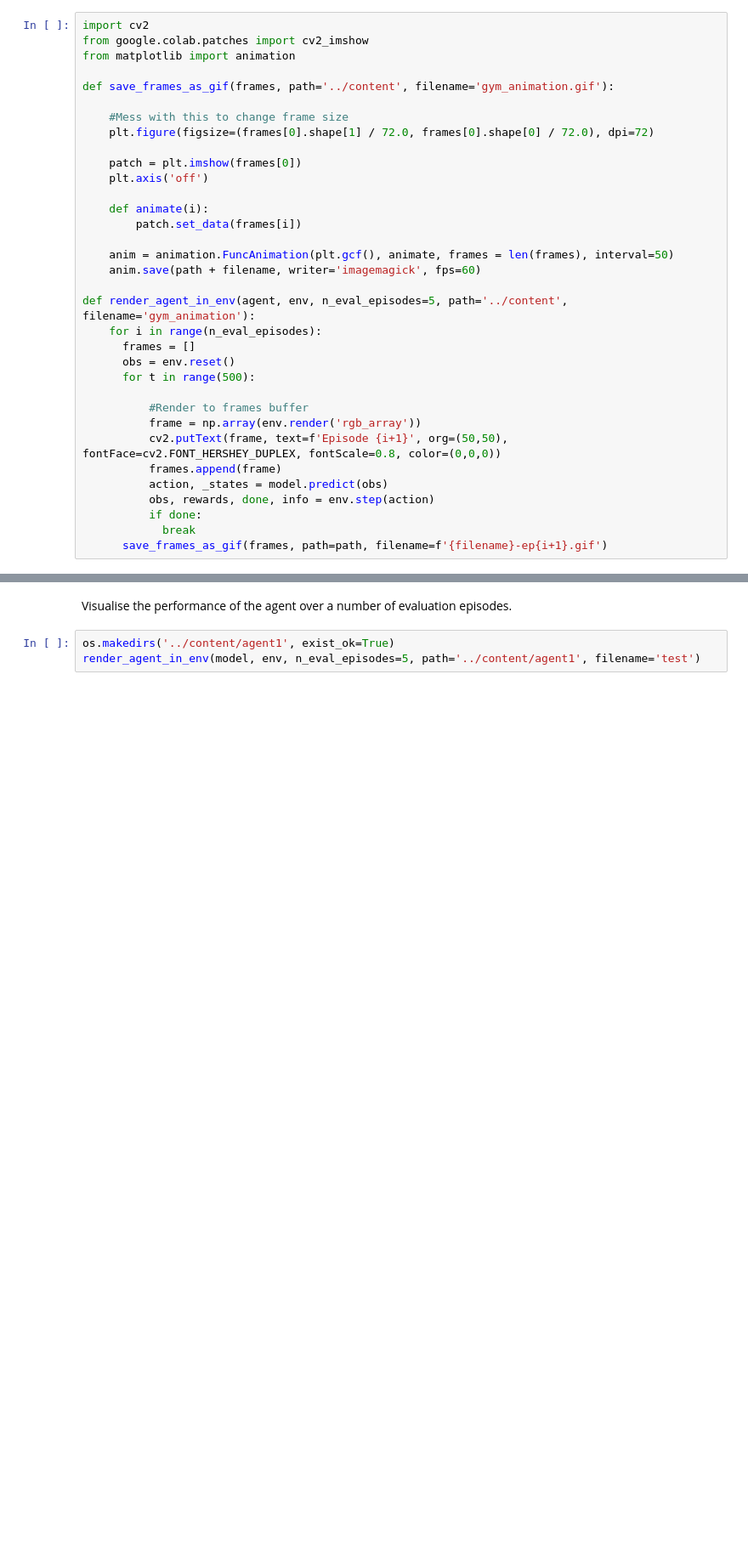
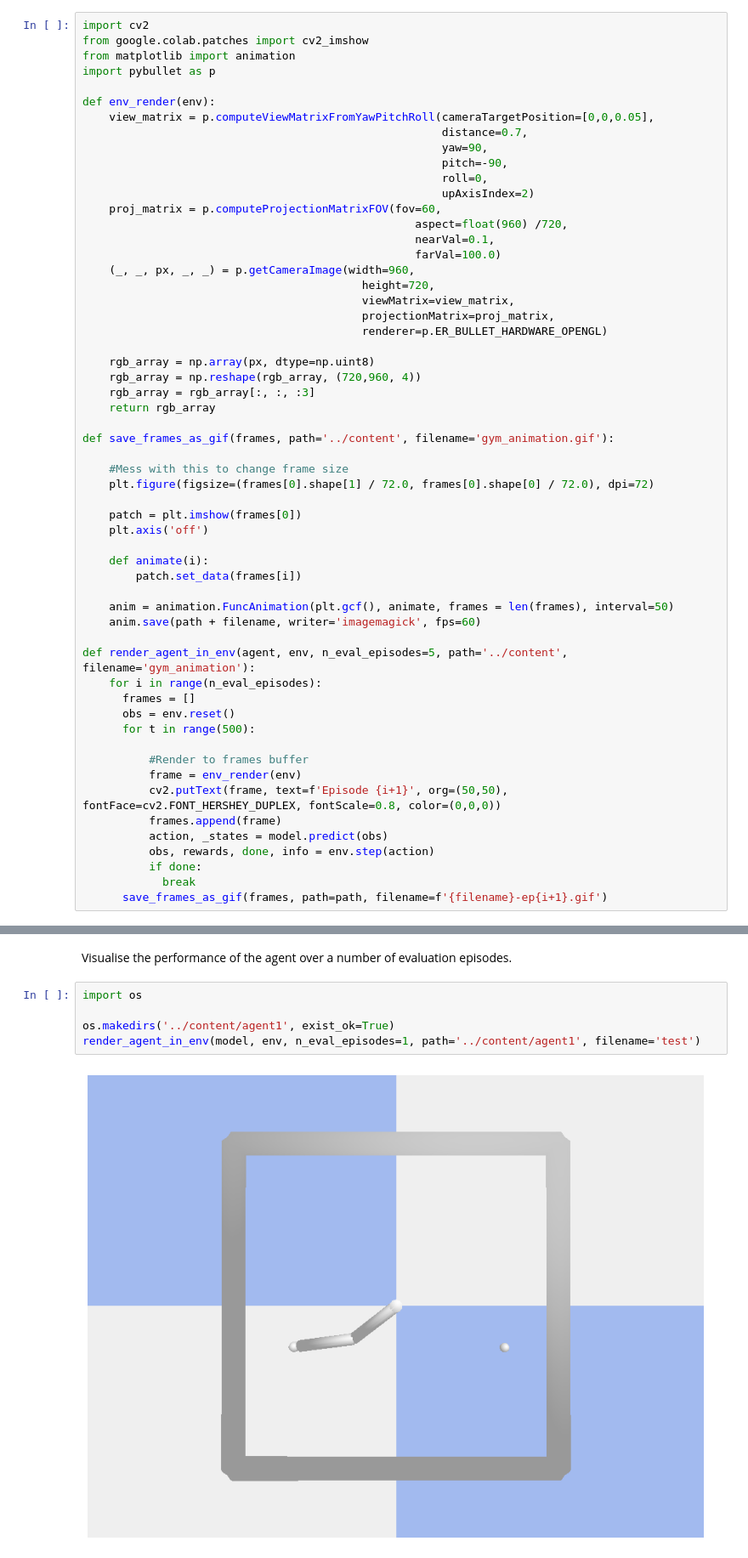
Before and after one commit to julia-lina-tan/rl-policy-fusion, a Jupyter notebook: rl_policy_fusion_new.ipynb, the cells around one changed output, grey strips where cells are left out. Shown at 85% size. Cells and saved outputs as stored; diff of their text form; blank space fills up the shorter version.

Commit message:
Fixed camera view to birds-eye for env rendering

```diff
--- a/rl_policy_fusion_new.ipynb
+++ b/rl_policy_fusion_new.ipynb
@@ -60,6 +67,29 @@ env.reset()  # should return a state vector if everything worked
 import cv2
 from google.colab.patches import cv2_imshow
 from matplotlib import animation
+import pybullet as p
+
+def env_render(env):
+    view_matrix = p.computeViewMatrixFromYawPitchRoll(cameraTargetPosition=[0,0,0.05],
+                                                      distance=0.7,
+                                                      yaw=90,
+                                                      pitch=-90,
+                                                      roll=0,
+                                                      upAxisIndex=2)
+    proj_matrix = p.computeProjectionMatrixFOV(fov=60,
+                                                  aspect=float(960) /720,
+                                                  nearVal=0.1,
+                                                  farVal=100.0)
+    (_, _, px, _, _) = p.getCameraImage(width=960,
+                                          height=720,
+                                          viewMatrix=view_matrix,
+                                          projectionMatrix=proj_matrix,
+                                          renderer=p.ER_BULLET_HARDWARE_OPENGL)
+
+    rgb_array = np.array(px, dtype=np.uint8)
+    rgb_array = np.reshape(rgb_array, (720,960, 4))
+    rgb_array = rgb_array[:, :, :3]
+    return rgb_array
 
 def save_frames_as_gif(frames, path='../content', filename='gym_animation.gif'):
 
@@ -82,7 +112,7 @@ def render_agent_in_env(agent, env, n_eval_episodes=5, path='../content', filena
       for t in range(500):
 
           #Render to frames buffer
-          frame = np.array(env.render('rgb_array'))
+          frame = env_render(env)
           cv2.putText(frame, text=f'Episode {i+1}', org=(50,50), fontFace=cv2.FONT_HERSHEY_DUPLEX, fontScale=0.8, color=(0,0,0))
           frames.append(frame)
           action, _states = model.predict(obs)
@@ -138,5 +208,9 @@ plot_rewards(ep_rewards, title='Rewards over evaluation episodes')
 # %% [markdown]
 Visualise the performance of the agent over a number of evaluation episodes.
 # %%
+import os
+
 os.makedirs('../content/agent1', exist_ok=True)
-render_agent_in_env(model, env, n_eval_episodes=5, path='../content/agent1', filename='test')
+render_agent_in_env(model, env, n_eval_episodes=1, path='../content/agent1', filename='test')
+# %% [output]
+[figure, added]
```
Also changed, not shown: parts of 9 cells of this notebook.
